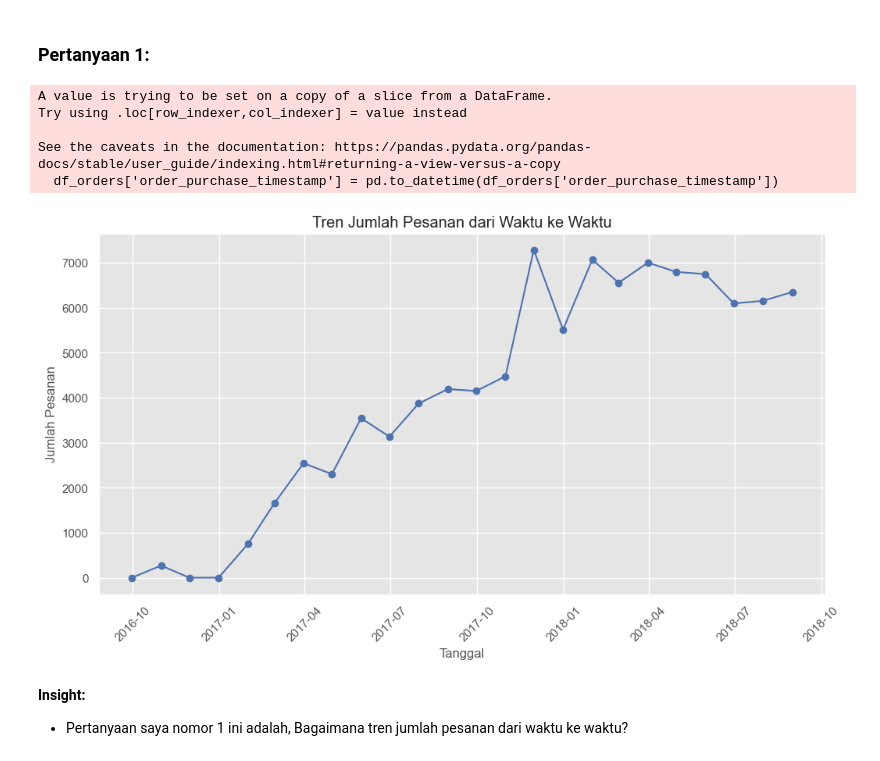
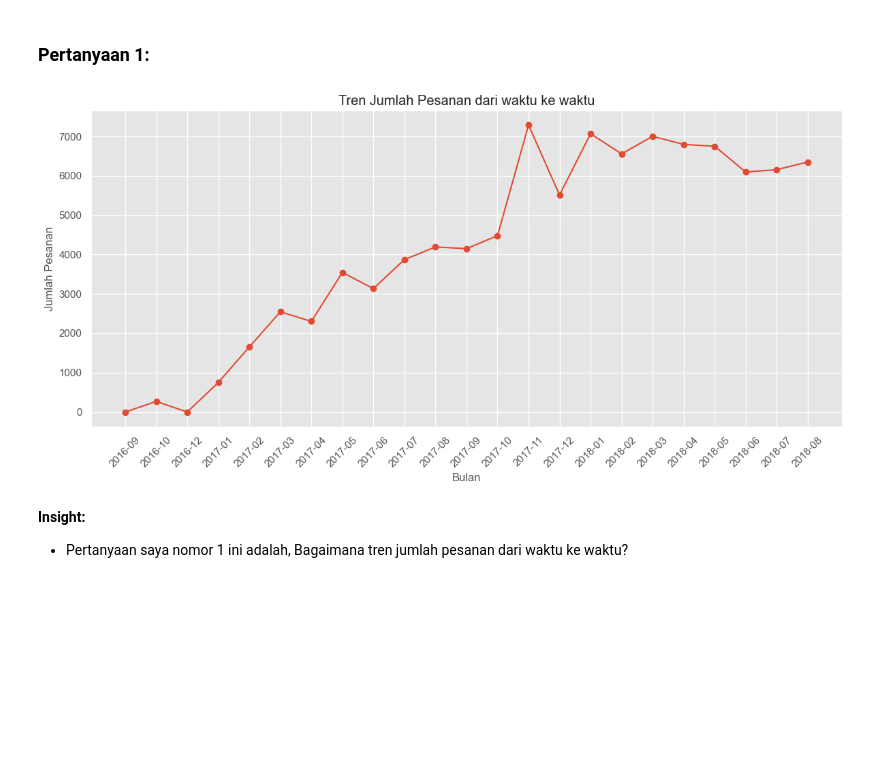
Before and after one commit to syauqic/Project_Bootcamp, a Jupyter notebook: notebook.ipynb, the cells around one changed output. Saved outputs shown, nothing was run; the diff lists cells and outputs as text; code cells hidden in the pictures; blank space fills up the shorter version.

```diff
--- a/notebook.ipynb
+++ b/notebook.ipynb
@@ -356,0 +323,10 @@ plt.show()
+# %%
+# Tambahkan kolom bulan-tahun
+df_orders['order_month'] = df_orders['order_purchase_timestamp'].dt.to_period('M')
+
+# Hitung jumlah pesanan per bulan
+monthly_orders_df = df_orders.groupby('order_month').agg({'order_id': 'count'}).reset_index()
+monthly_orders_df.rename(columns={'order_id': 'total_orders'}, inplace=True)
+
+# Tampilkan DataFrame hasil agregasi
+monthly_orders_df.head()
@@ -359,30 +409,18 @@ plt.show()
 # %% [markdown]
 ### Pertanyaan 1:
 # %%
-import matplotlib.pyplot as plt
-
-# Konversi timestamp ke datetime
-df_orders['order_purchase_timestamp'] = pd.to_datetime(df_orders['order_purchase_timestamp'])
-
-# Resample jumlah pesanan per bulan
-monthly_orders = df_orders.set_index('order_purchase_timestamp').resample('M').size()
-
-# Visualisasi dengan Line Chart
+# Visualisasi tren pesanan
 plt.figure(figsize=(12, 6))
-plt.plot(monthly_orders, marker='o', linestyle='-', color='b')
-plt.title("Tren Jumlah Pesanan dari Waktu ke Waktu")
-plt.xlabel("Tanggal")
-plt.ylabel("Jumlah Pesanan")
+plt.plot(monthly_orders_df['order_month'].astype(str), monthly_orders_df['total_orders'], marker='o')
+plt.xticks(rotation=45)
+plt.title('Tren Jumlah Pesanan dari waktu ke waktu')
+plt.xlabel('Bulan')
+plt.ylabel('Jumlah Pesanan')
 plt.grid(True)
-plt.xticks(rotation=45)
+plt.tight_layout()
 plt.show()
 # %% [output]
-A value is trying to be set on a copy of a slice from a DataFrame.
-Try using .loc[row_indexer,col_indexer] = value instead
-
-See the caveats in the documentation: https://pandas.pydata.org/pandas-docs/stable/user_guide/indexing.html#returning-a-view-versus-a-copy
-  df_orders['order_purchase_timestamp'] = pd.to_datetime(df_orders['order_purchase_timestamp'])
-[figure, old version]
+[figure, new version]
 # %% [markdown]
 **Insight:**
 - Pertanyaan saya nomor 1 ini adalah, Bagaimana tren jumlah pesanan dari waktu ke waktu?
```
Also changed, not shown: parts of 19 cells of this notebook, 1 other file.
